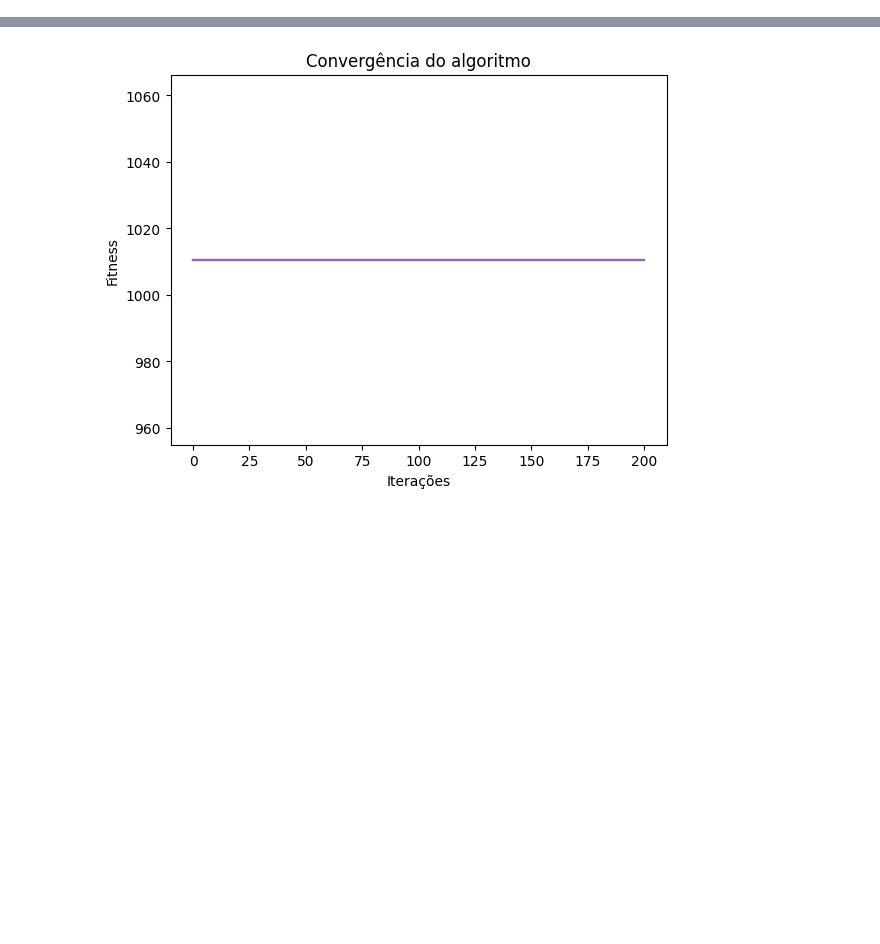
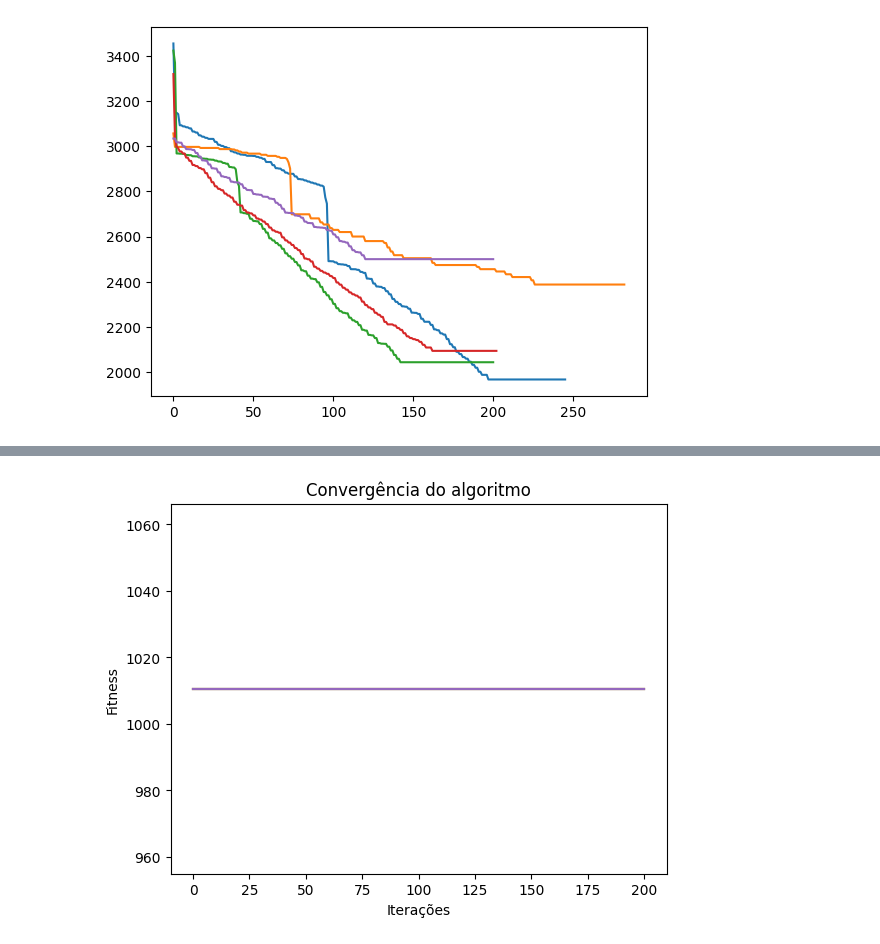
Before and after one commit to MatheusCascalho/teoria_decisao, a Jupyter notebook: rascunho_2.ipynb, the cells around one changed output, grey strips where cells are left out. Cells and saved outputs as stored; diff of their text form; code cells hidden in the pictures; blank space fills up the shorter version.

```diff
--- a/rascunho_2.ipynb
+++ b/rascunho_2.ipynb
@@ -66,0 +103,6 @@ for _ in range(5):
+# %%
+historicos = optimize(minimiza_distancias)
+for historico in historicos:
+    plt.plot(historico.fit)
+# %% [output]
+[figure, added]
```
Also changed, not shown: parts of 22 cells of this notebook, 1 other file.
